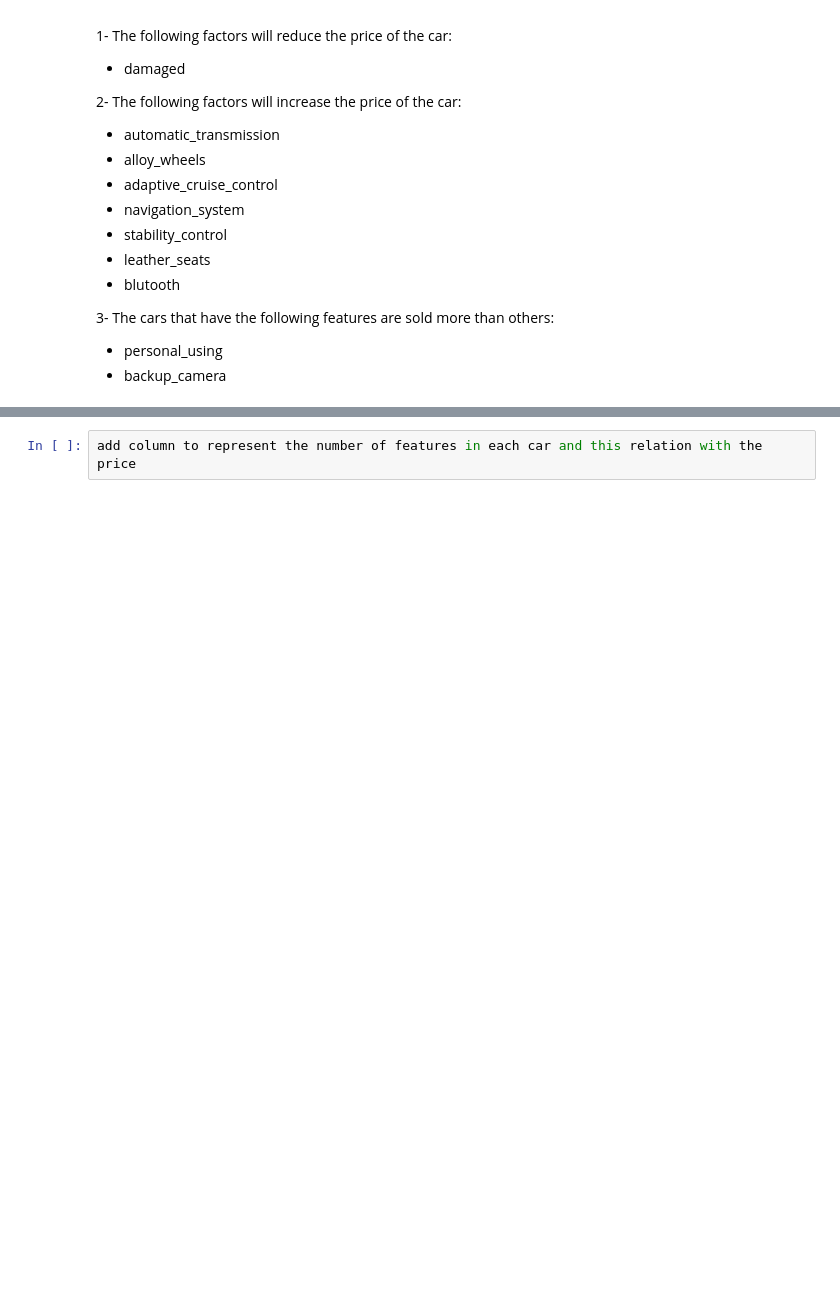
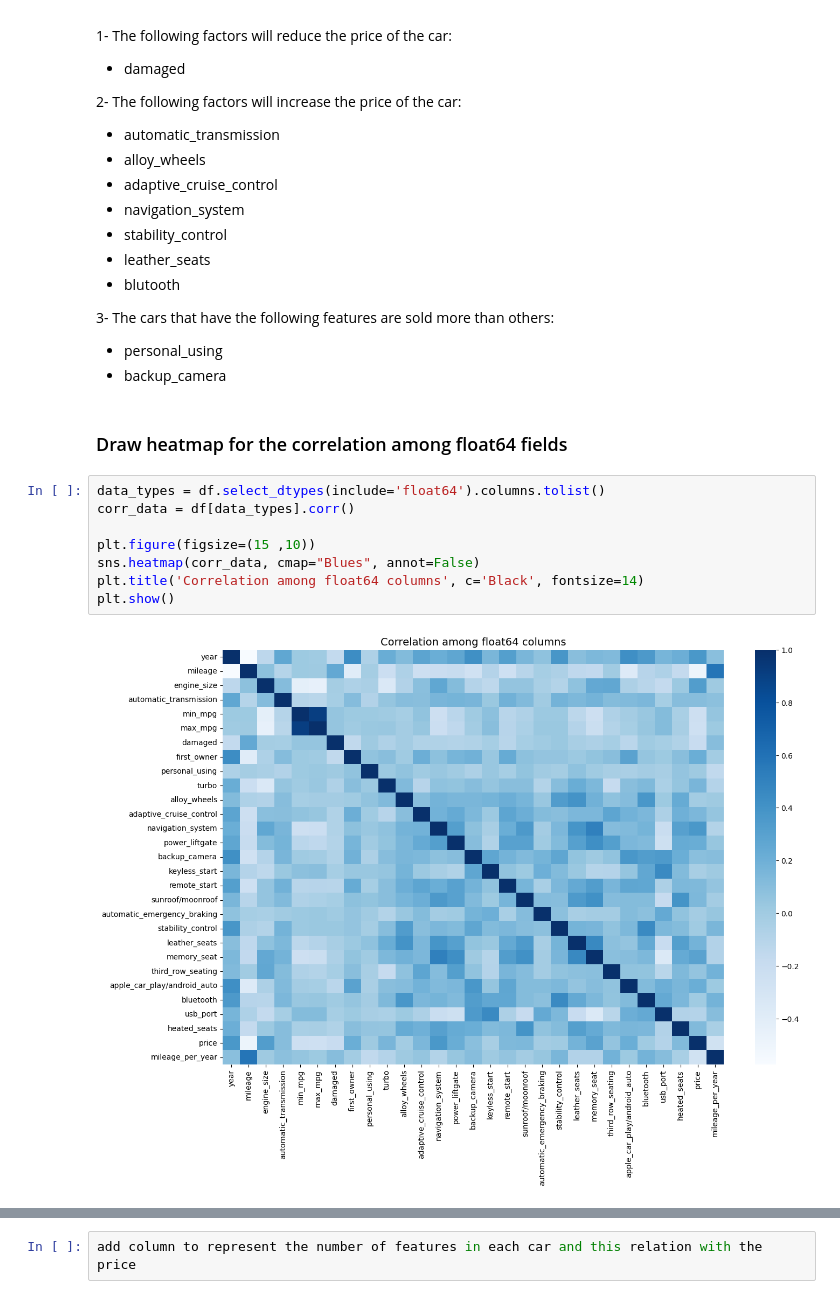
Before and after one commit to aahmedsherif/MachineLearning-UsedCars, a Jupyter notebook: mid-project-used-cars.ipynb, the cells around one changed output, grey strips where cells are left out. Cells and saved outputs as stored; diff of their text form; blank space fills up the shorter version.

Commit message:
add correlation graph

```diff
--- a/mid-project-used-cars.ipynb
+++ b/mid-project-used-cars.ipynb
@@ -616,3 +616,15 @@ draw_histplots_for_price_with_columns(df_price_filtered, columns_of_2_unique_val
 3- The cars that have the following features are sold more than others:
 - personal_using
 - backup_camera
+# %% [markdown]
+### Draw heatmap for the correlation among float64 fields
+# %%
+data_types = df.select_dtypes(include='float64').columns.tolist()
+corr_data = df[data_types].corr()
+
+plt.figure(figsize=(15 ,10))
+sns.heatmap(corr_data, cmap="Blues", annot=False)
+plt.title('Correlation among float64 columns', c='Black', fontsize=14)
+plt.show()
+# %% [output]
+[figure, added]
```
Also changed, not shown: parts of 6 cells of this notebook.
